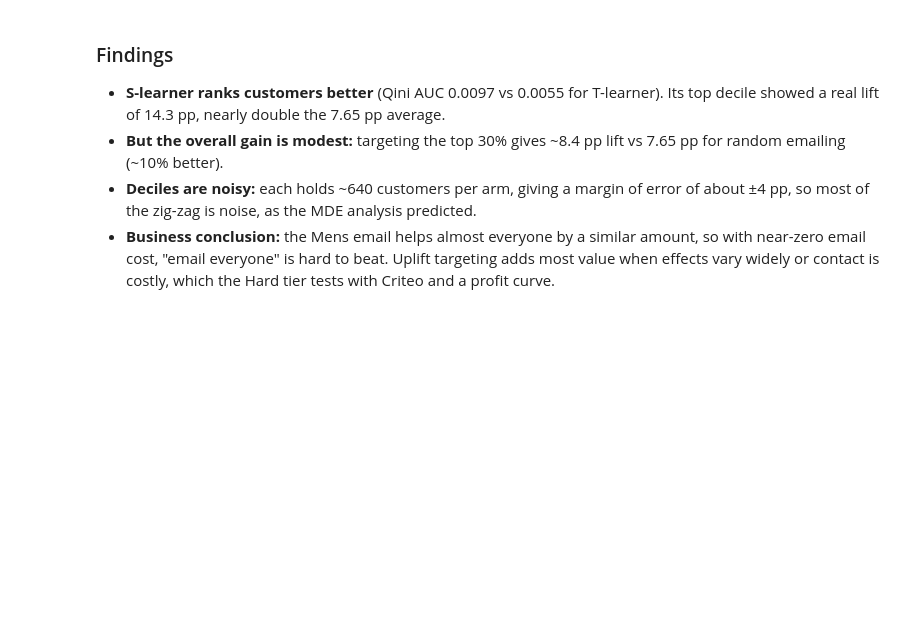
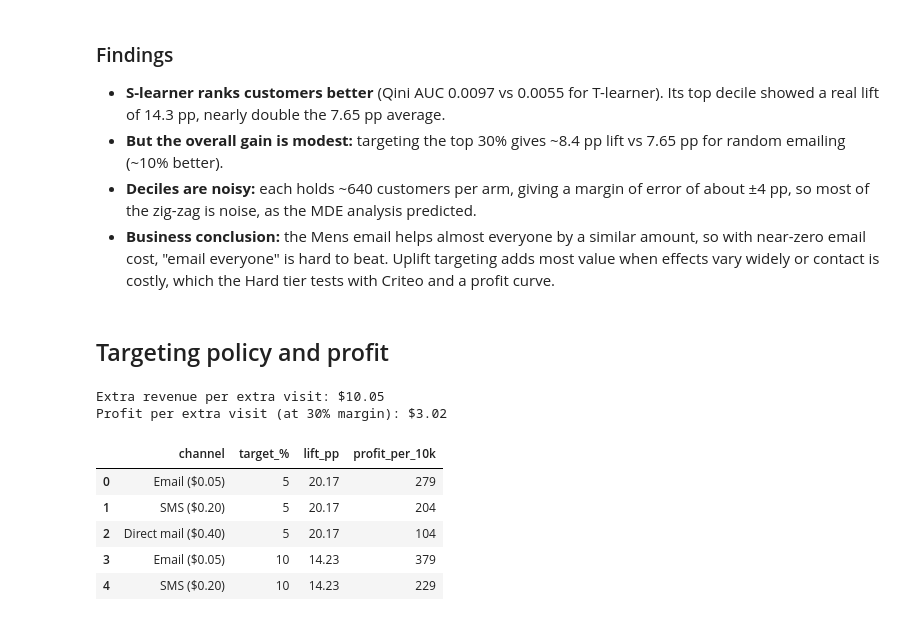
Before and after one commit to SKM1919/liftlens, a Jupyter notebook: notebooks/02_uplift_models.ipynb, the cells around one changed output. Cells and saved outputs as stored; diff of their text form; code cells hidden in the pictures; blank space fills up the shorter version.

```diff
--- a/notebooks/02_uplift_models.ipynb
+++ b/notebooks/02_uplift_models.ipynb
@@ -195,3 +195,58 @@ scores.round(4)
 - **But the overall gain is modest:** targeting the top 30% gives ~8.4 pp lift vs 7.65 pp for random emailing (~10% better).
 - **Deciles are noisy:** each holds ~640 customers per arm, giving a margin of error of about ±4 pp, so most of the zig-zag is noise, as the MDE analysis predicted.
 - **Business conclusion:** the Mens email helps almost everyone by a similar amount, so with near-zero email cost, "email everyone" is hard to beat. Uplift targeting adds most value when effects vary widely or contact is costly, which the Hard tier tests with Criteo and a profit curve.
+# %% [markdown]
+## Targeting policy and profit
+# %%
+treated = df[df['treatment'] == 1]
+control_grp = df[df['treatment'] == 0]
+
+incr_spend = treated['spend'].mean() - control_grp['spend'].mean()
+incr_visit = treated['visit'].mean() - control_grp['visit'].mean()
+revenue_per_incr_visit = incr_spend / incr_visit
+
+MARGIN = 0.30   # assumption: 30% gross margin
+VALUE_PER_VISIT = revenue_per_incr_visit * MARGIN
+
+print(f"Extra revenue per extra visit: ${revenue_per_incr_visit:.2f}")
+print(f"Profit per extra visit (at {MARGIN:.0%} margin): ${VALUE_PER_VISIT:.2f}")
+# %% [output]
+Extra revenue per extra visit: $10.05
+Profit per extra visit (at 30% margin): $3.02
+# %%
+COSTS = {
+    'Email ($0.05)': 0.05,
+    'SMS ($0.20)': 0.20,
+    'Direct mail ($0.40)': 0.40,
+}
+
+# Sort test customers by S-learner predicted uplift, best first
+d = (pd.DataFrame({'uplift': uplift_s, 'y': y_test.values, 't': t_test.values})
+       .sort_values('uplift', ascending=False)
+       .reset_index(drop=True))
+n_total = len(d)
+
+rows = []
+for frac in np.arange(0.05, 1.0001, 0.05):
+    top = d.iloc[:int(round(frac * n_total))]
+    # REAL lift among the customers we'd target (from the experiment)
+    lift = top.loc[top.t == 1, 'y'].mean() - top.loc[top.t == 0, 'y'].mean()
+    extra_visits = lift * len(top)
+    for channel, cost in COSTS.items():
+        profit = extra_visits * VALUE_PER_VISIT - cost * len(top)
+        rows.append({
+            'channel': channel,
+            'target_%': round(frac * 100),
+            'lift_pp': round(lift * 100, 2),
+            'profit_per_10k': round(profit / n_total * 10_000),
+        })
+
+policy = pd.DataFrame(rows)
+policy.head()
+# %% [output]
+|  | channel | target_% | lift_pp | profit_per_10k |
+| 0 | Email ($0.05) | 5 | 20.17 | 279 |
+| 1 | SMS ($0.20) | 5 | 20.17 | 204 |
+| 2 | Direct mail ($0.40) | 5 | 20.17 | 104 |
+| 3 | Email ($0.05) | 10 | 14.23 | 379 |
+| 4 | SMS ($0.20) | 10 | 14.23 | 229 |
```
Also changed, not shown: parts of 2 cells of this notebook.
